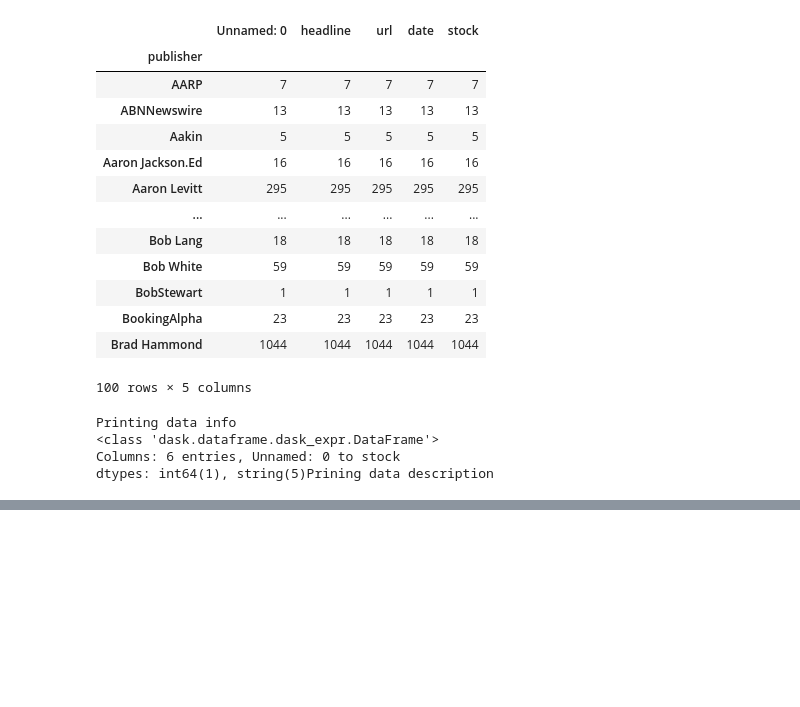
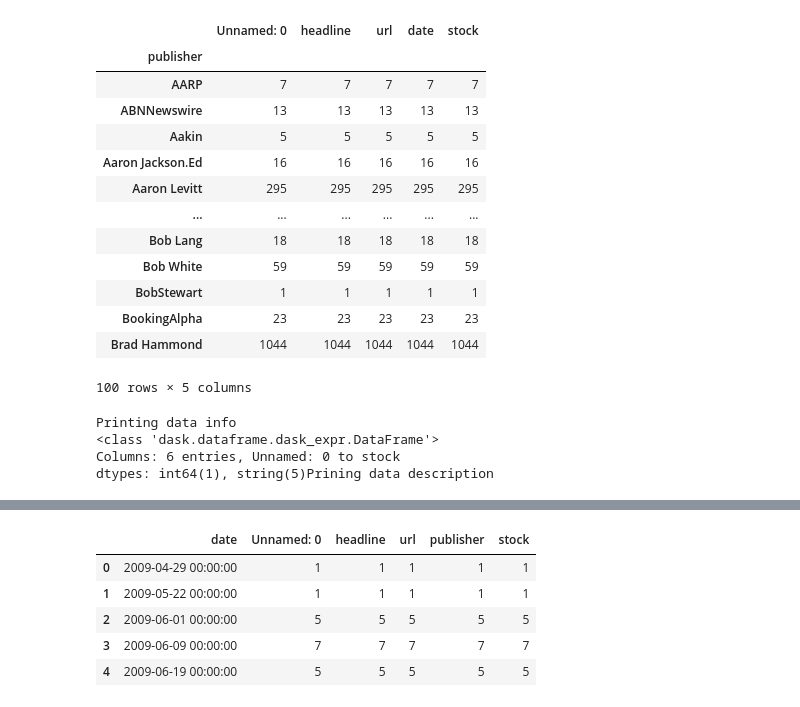
Before and after one commit to Reid-T-W/price-movement-with-news-sentiment, a Jupyter notebook: notebooks/stock-market.ipynb, the cells around one changed output, grey strips where cells are left out. Cells and saved outputs as stored; diff of their text form; code cells hidden in the pictures; blank space fills up the shorter version.

```diff
--- a/notebooks/stock-market.ipynb
+++ b/notebooks/stock-market.ipynb
@@ -102,0 +125,9 @@ dtypes: int64(1), string(5)Prining data description
+# %%
+grouped_date_df.head()
+# %% [output]
+|  | date | Unnamed: 0 | headline | url | publisher | stock |
+| 0 | 2009-04-29 00:00:00 | 1 | 1 | 1 | 1 | 1 |
+| 1 | 2009-05-22 00:00:00 | 1 | 1 | 1 | 1 | 1 |
+| 2 | 2009-06-01 00:00:00 | 5 | 5 | 5 | 5 | 5 |
+| 3 | 2009-06-09 00:00:00 | 7 | 7 | 7 | 7 | 7 |
+| 4 | 2009-06-19 00:00:00 | 5 | 5 | 5 | 5 | 5 |
```
Also changed, not shown: parts of 17 cells of this notebook.
